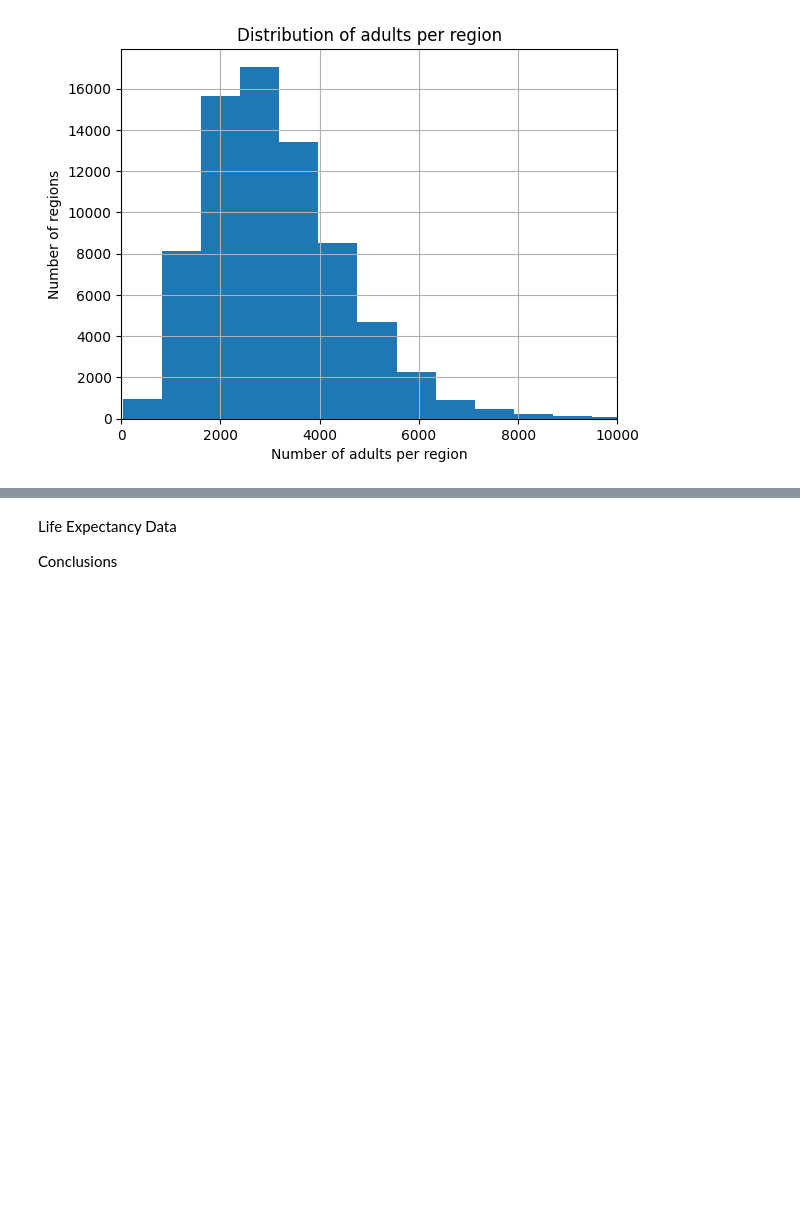
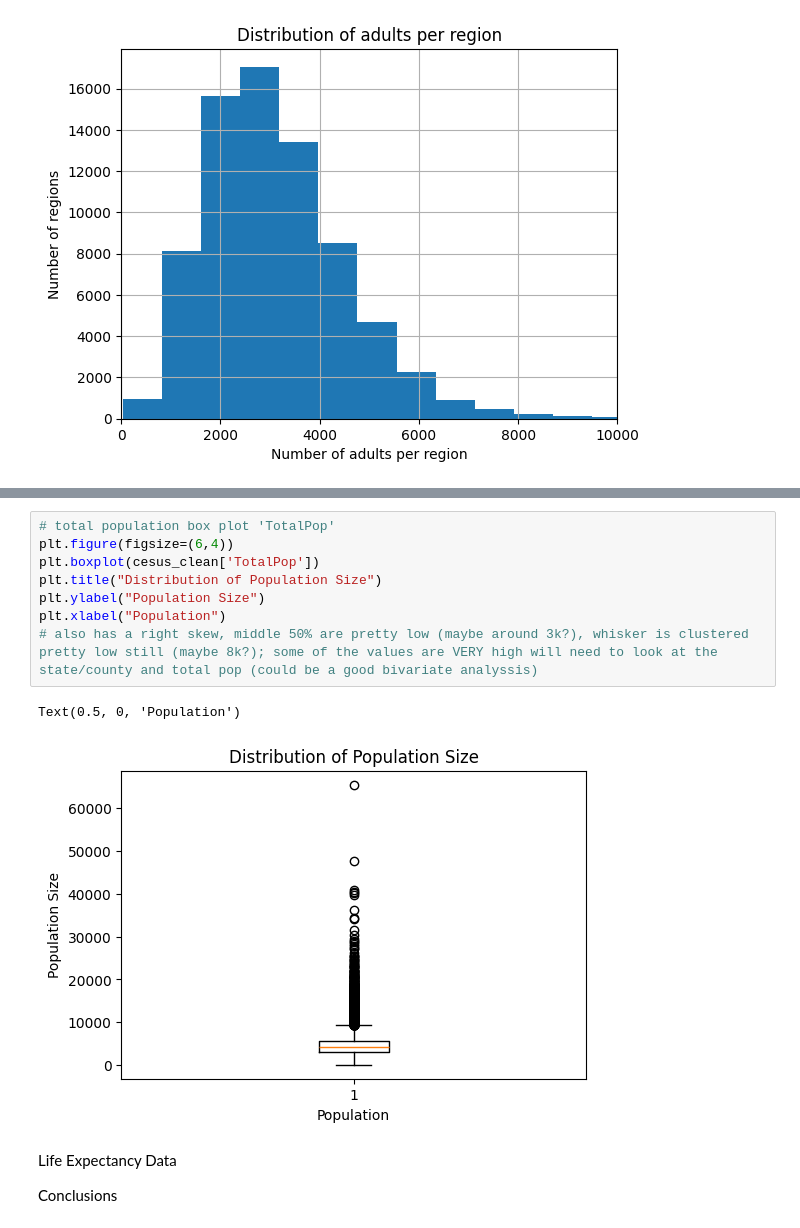
Before and after one commit to beckaa-l/OMDS-ModB2-Week6-Lee-Becka, a Jupyter notebook: Week6.ipynb, the cells around one changed output, grey strips where cells are left out. Saved outputs shown, nothing was run; the diff lists cells and outputs as text; blank space fills up the shorter version.

```diff
--- a/Week6.ipynb
+++ b/Week6.ipynb
@@ -264,3 +281,14 @@ Text(0.5, 1.0, 'Distribution of adults per region')
+# %%
+# total population box plot 'TotalPop'
+plt.figure(figsize=(6,4))
+plt.boxplot(cesus_clean['TotalPop'])
+plt.title("Distribution of Population Size")
+plt.ylabel("Population Size")
+plt.xlabel("Population")
+# also has a right skew, middle 50% are pretty low (maybe around 3k?), whisker is clustered pretty low still (maybe 8k?); some of the values are VERY high will need to look at the state/county and total pop (could be a good bivariate analyssis)
+# %% [output]
+Text(0.5, 0, 'Population')
+[figure, added]
 # %% [markdown]
 Life Expectancy Data
 
```
Also changed, not shown: parts of 2 cells of this notebook.
